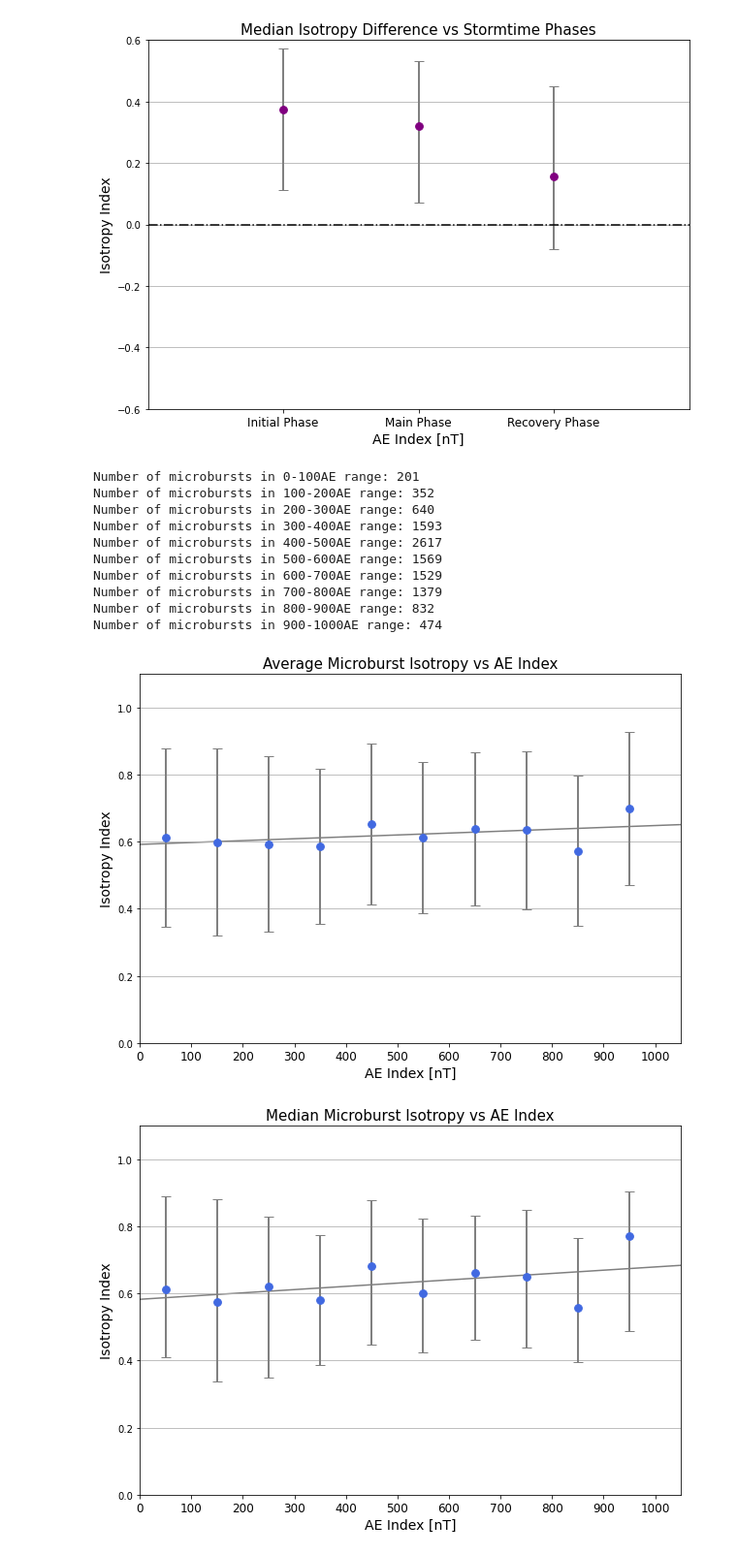
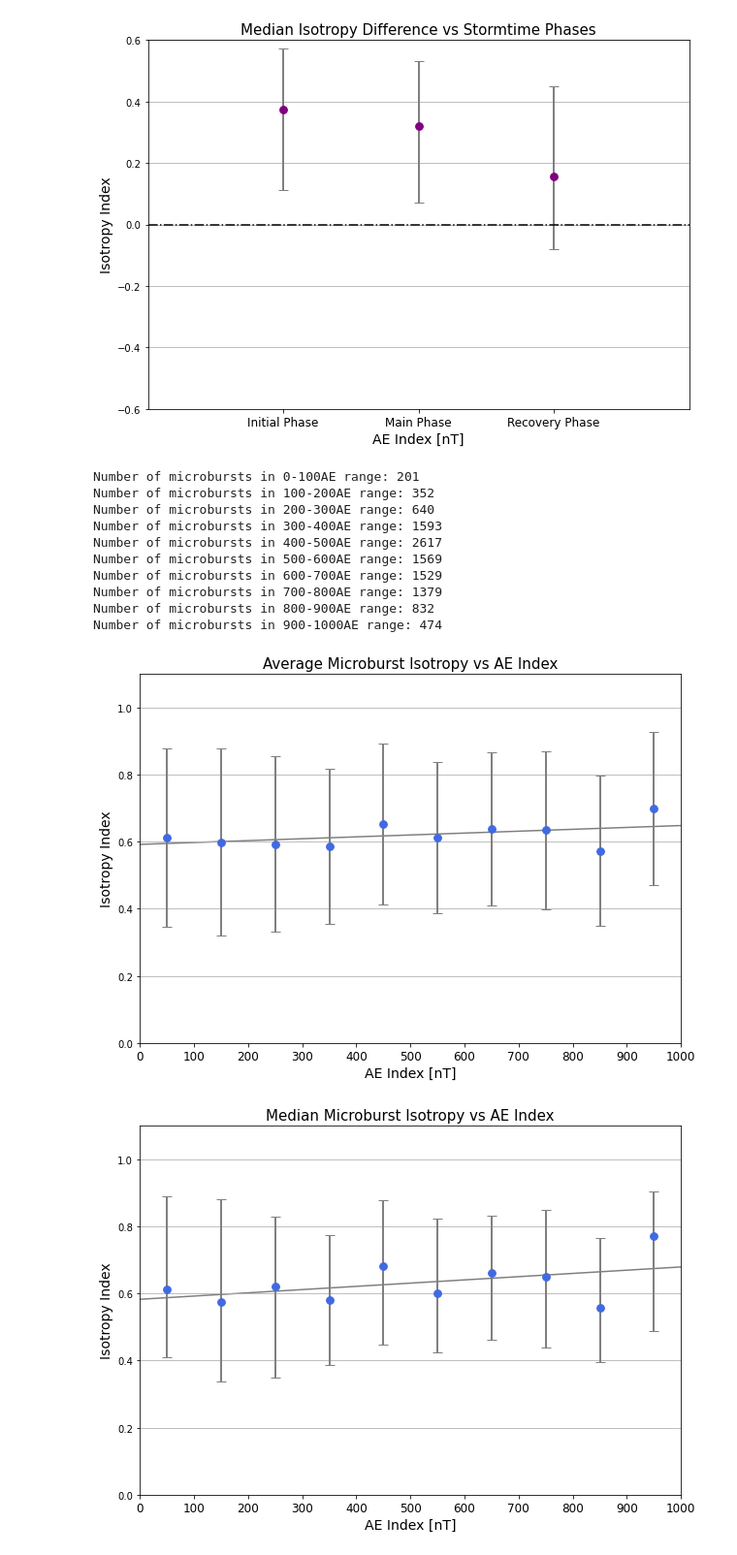
Before and after one commit to conradmr98/lasp-microburst-research, a Jupyter notebook: sampexlib/SAMPEX/Iso_per_stormtime-period.ipynb, the cells around one changed output. Shown at 97% size. Cells and saved outputs as stored; diff of their text form; code cells hidden in the pictures.

```diff
--- a/sampexlib/SAMPEX/Iso_per_stormtime-period.ipynb
+++ b/sampexlib/SAMPEX/Iso_per_stormtime-period.ipynb
@@ -437,13 +437,13 @@ plt.title(f'Average Microburst Isotropy vs AE Index', fontsize = 15)
 idx = np.isfinite(AE_MB_bin_centers) & np.isfinite(iso_MB_avgs_AE)
 z = np.polyfit(AE_MB_bin_centers[idx], iso_MB_avgs_AE[idx], 1)
 p = np.poly1d(z)
-x_p = np.linspace(0, np.max(AE_bins)+np.max(AE_bins)/(2*bin_num))
+x_p = np.linspace(0, np.max(AE_bins))
 plt.plot(x_p,p(x_p), color='k', linestyle='-', alpha=0.5, zorder=1)
 # trendline #
 
 plt.scatter(AE_MB_bin_centers, iso_MB_avgs_AE, c='royalblue', s = 60, zorder=3)
 plt.errorbar(AE_MB_bin_centers, iso_MB_avgs_AE, yerr = iso_MB_std_AE, fmt='none', elinewidth = 2.0, capsize=5, ecolor = 'grey', zorder=2)
-plt.xlim(0, np.max(AE_bins)+np.max(AE_bins)/(2*bin_num))
+plt.xlim(0, np.max(AE_bins))
 plt.xticks(ticks=AE_bins, fontsize=12)
 plt.xlabel('AE Index [nT]', fontsize=14)
 plt.ylim(0,1.1)
@@ -482,37 +482,37 @@ for i in np.arange(len(AE_bins)):
 
 plt.figure(figsize = (10,7))
 plt.title(f'Median Microburst Isotropy vs AE Index', fontsize = 15)
 
 # trendline #
 idx = np.isfinite(AE_MB_bin_centers) & np.isfinite(iso_MB_med_AE)
 z = np.polyfit(AE_MB_bin_centers[idx], iso_MB_med_AE[idx], 1)
 p = np.poly1d(z)
-x_p = np.linspace(0, np.max(AE_bins)+np.max(AE_bins)/(2*bin_num))
+x_p = np.linspace(0, np.max(AE_bins))
 plt.plot(x_p,p(x_p), color='k', linestyle='-', alpha=0.5, zorder=1)
 # trendline #
 
 plt.scatter(AE_MB_bin_centers, iso_MB_med_AE, c='royalblue', s = 60, zorder=3)
 plt.errorbar(AE_MB_bin_centers, iso_MB_med_AE, yerr = np.array([iso_MB_25error_AE, iso_MB_75error_AE]), fmt='none', \
              elinewidth = 2.0, capsize=5, ecolor = 'grey', zorder=2)
-plt.xlim(0, np.max(AE_bins)+np.max(AE_bins)/(2*bin_num))
+plt.xlim(0, np.max(AE_bins))
 plt.xticks(ticks=AE_bins, fontsize=12)
 plt.xlabel('AE Index [nT]', fontsize=14)
 plt.ylim(0,1.1)
 plt.ylabel('Isotropy Index', fontsize=14)
 plt.grid(axis='y')
 # %% [output]
 Number of microbursts in 0-100AE range: 201
 Number of microbursts in 100-200AE range: 352
 Number of microbursts in 200-300AE range: 640
 Number of microbursts in 300-400AE range: 1593
 Number of microbursts in 400-500AE range: 2617
 Number of microbursts in 500-600AE range: 1569
 Number of microbursts in 600-700AE range: 1529
 Number of microbursts in 700-800AE range: 1379
 Number of microbursts in 800-900AE range: 832
 Number of microbursts in 900-1000AE range: 474
-[figure, old version]
+[figure, new version]
-[figure, old version]
+[figure, new version]
 # %%
 # calculate average bg iso vs AE
 AE_max = int(m.ceil(np.max(AE_storm_MB)/100)*100)
```
Also changed, not shown: parts of 4 cells of this notebook, 5 other files.
